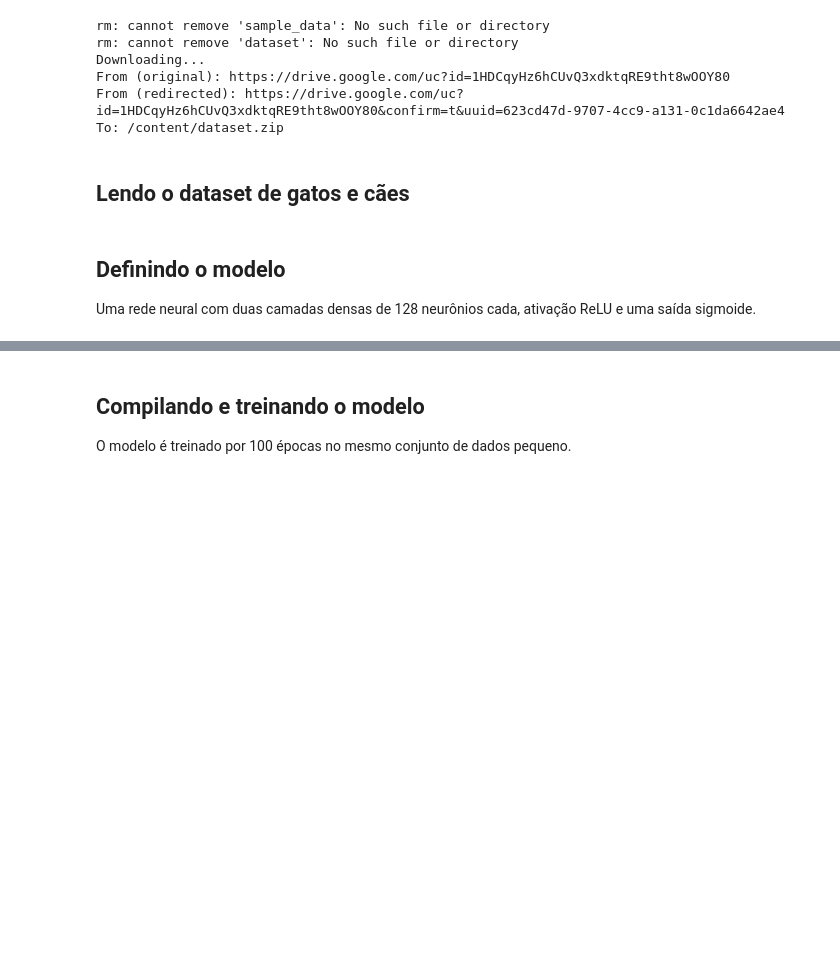
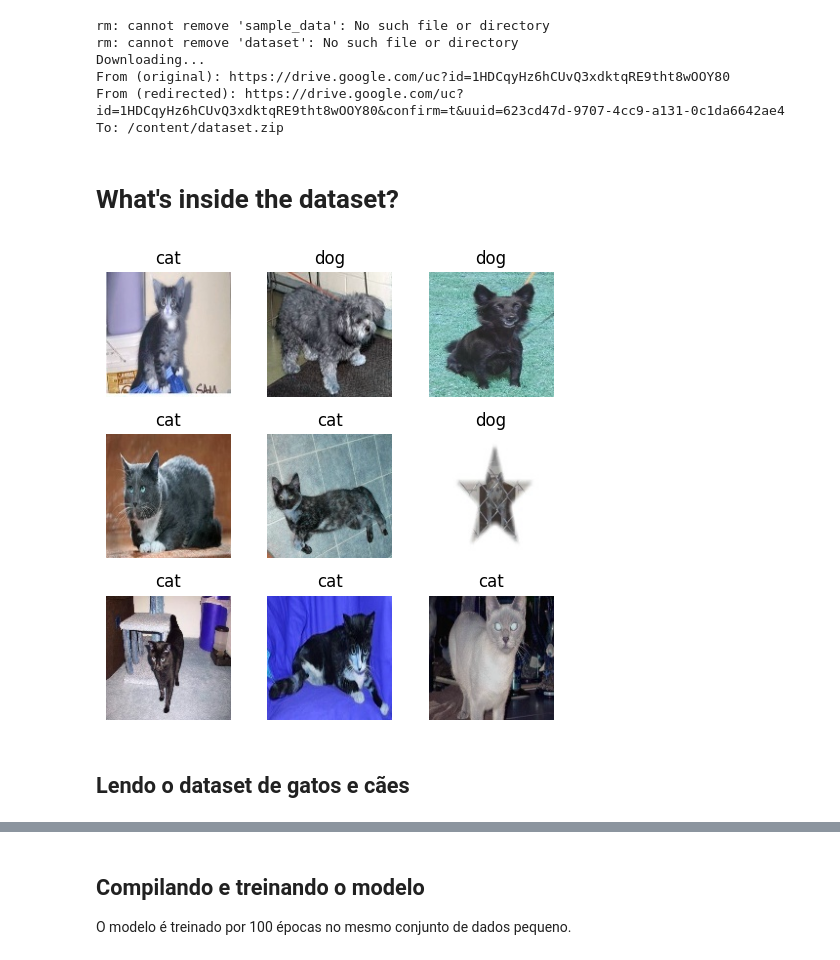
Before and after one commit to calvinsuzuki/CNN_lab, a Jupyter notebook: cnn_lab.ipynb, the cells around one changed output, grey strips where cells are left out. Saved outputs shown, nothing was run; the diff lists cells and outputs as text; code cells hidden in the pictures; blank space fills up the shorter version.

```diff
--- a/cnn_lab.ipynb
+++ b/cnn_lab.ipynb
@@ -14,6 +14,54 @@ Downloading...
 From (original): https://drive.google.com/uc?id=1HDCqyHz6hCUvQ3xdktqRE9tht8wOOY80
 From (redirected): https://drive.google.com/uc?id=1HDCqyHz6hCUvQ3xdktqRE9tht8wOOY80&confirm=t&uuid=623cd47d-9707-4cc9-a131-0c1da6642ae4
 To: /content/dataset.zip
+# %% [markdown]
+# What's inside the dataset?
+# %%
+# Show a sample in grid
+import os
+import cv2
+import matplotlib.pyplot as plt
+import numpy as np
+import random
+import glob
+import pandas as pd
+import seaborn as sns
+
+def read_data(dataset_path, samples=None):
+    images_dir = sorted(os.listdir(os.path.join(dataset_path, 'images')))
+    images_path = [os.path.join(dataset_path, 'images', img) for img in images_dir]
+    labels_dir = sorted(os.listdir(os.path.join(dataset_path, 'labels')))
+    labels_path = [os.path.join(dataset_path, 'labels', lbl) for lbl in labels_dir]
+    # Read images
+    X = [cv2.imread(img_path) for img_path in images_path]
+    # Read labels
+    Y = ['label'] * len(X)
+    for i, lbl_path in enumerate(labels_path):
+        with open(lbl_path, 'r') as file:
+            label = file.read().strip()
+            Y[i] = 1 if label == 'cat' else 0
+    # Convert to numpy arrays and normalize
+    X = np.array(X[:samples]) if samples else np.array(X)
+    Y = np.array(Y[:samples]) if samples else np.array(Y)
+    return X / 255, Y
+
+images, labels = read_data('./dataset/validation_set', samples=30)
+
+def show_images(images, labels):
+    fig, axes = plt.subplots(3, 3, figsize=(5, 5))
+    rand_indx = random.sample(range(len(images)), 9)
+    for i, ax in zip(rand_indx, axes.flat):
+        # Add a label to the image
+        label = 'cat' if labels[i] == 1 else 'dog'
+        ax.set_title(label)
+        ax.imshow(images[i])
+        ax.axis('off')
+    plt.tight_layout()
+    plt.show()
+
+show_images(images, labels)
+# %% [output]
+[figure, added]
 # %%
 import tensorflow as tf
 # %% [markdown]
@@ -42,3 +68,0 @@ Y = np.array(Y) / 255
-# %% [markdown]
-## Definindo o modelo
-Uma rede neural com duas camadas densas de 128 neurônios cada, ativação ReLU e uma saída sigmoide.
```
Also changed, not shown: parts of 7 cells of this notebook.
